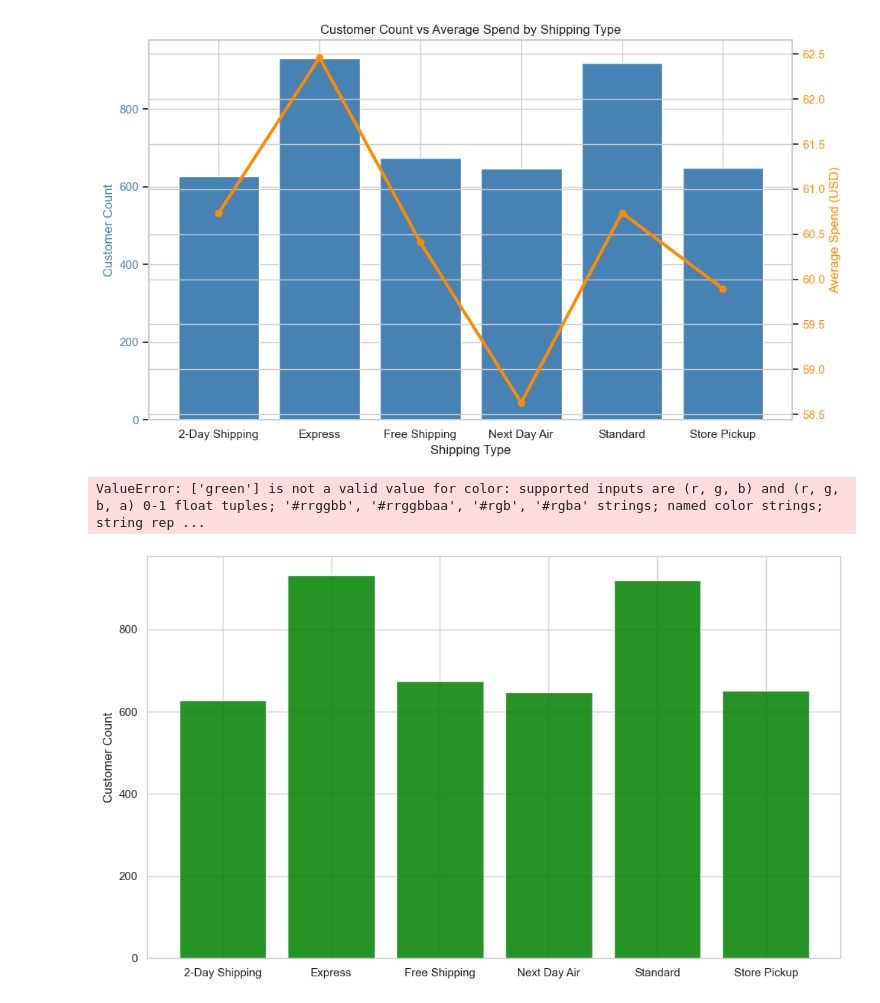
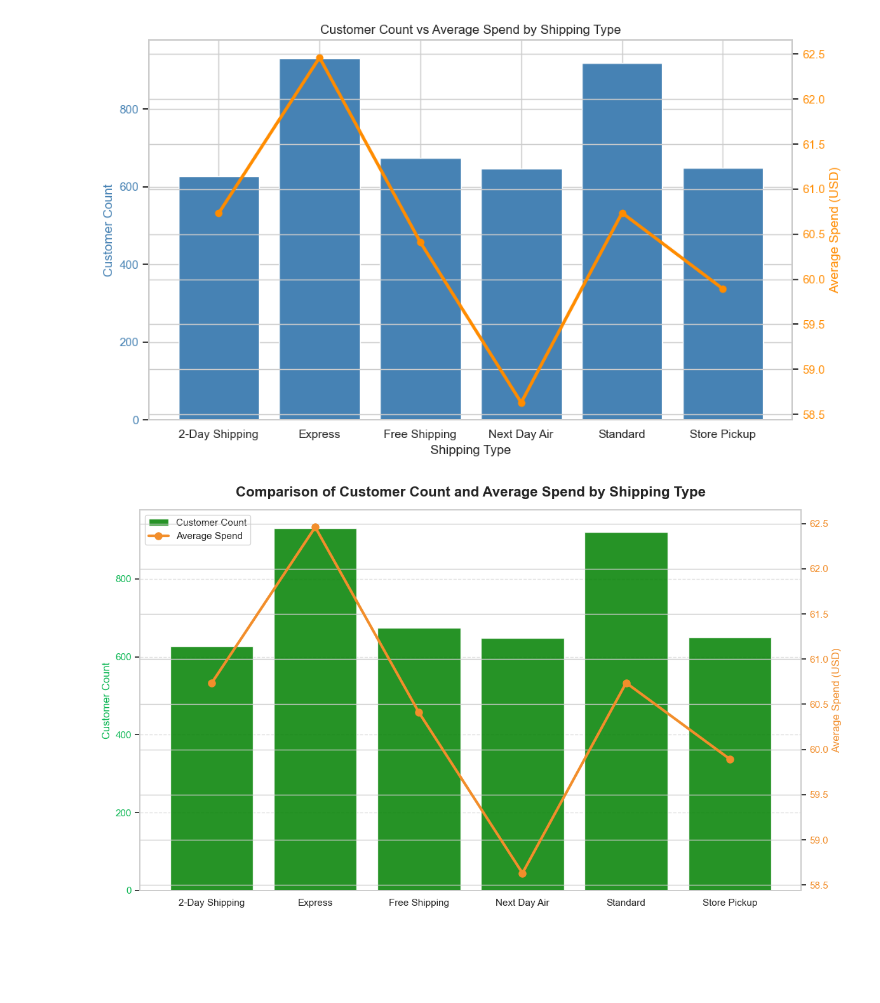
Before and after one commit to prasanna2056525/Optimising-Shipping-Strategy-for-an-E-commerce-Company-Project, a Jupyter notebook: Comparing Measure Together.ipynb, the cells around one changed output. Drawn from its saved outputs; the diff is of its cells as text; code cells hidden in the pictures; blank space fills up the shorter version.

```diff
--- a/Comparing Measure Together.ipynb
+++ b/Comparing Measure Together.ipynb
@@ -75,7 +75,7 @@ plt.show()
 # %% [output]
 [figure]
 # %%
-#More edits to the above code to make it more visually appealing and easier to understand.
+# More edits to the above code to make it more visually appealing and easier to understand.
 
 import matplotlib.pyplot as plt
 import seaborn as sns
@@ -83,23 +83,23 @@ import seaborn as sns
 # Professional theme
 sns.set_theme(style="whitegrid")
 
-fig, ax1 = plt.subplots(figsize=(12,7))
+fig, ax1 = plt.subplots(figsize=(12, 7))
 
 # Colors
-bar_color = "#4E79A7"      # professional blue
-line_color = "#F28E2B"     # professional orange
+bar_color = "#0BB753"  # professional blue
+line_color = "#F28E2B"  # professional orange
 
 # --- BAR CHART ---
 bars = ax1.bar(
     shipping_summary["shipping_type"],
     shipping_summary["customer_count"],
-    color= ['green'],
+    color=["green"],
     alpha=0.85,
-    label="Customer Count"
+    label="Customer Count",
 )
 
-ax1.set_ylabel("Customer Count", fontsize=12, color='green')
-ax1.tick_params(axis='y', labelcolor=['green'], labelsize=11)
+ax1.set_ylabel("Customer Count", fontsize=12, color=bar_color)
+ax1.tick_params(axis="y", labelcolor=bar_color, labelsize=11)
 
 # Gridlines (only horizontal)
 ax1.grid(axis="y", linestyle="--", alpha=0.6)
@@ -113,35 +113,34 @@ line = ax2.plot(
     shipping_summary["shipping_type"],
     shipping_summary["average_spend"],
     color=line_color,
     marker="o",
     markersize=8,
     linewidth=3,
-    label="Average Spend"
+    label="Average Spend",
 )
 
 ax2.set_ylabel("Average Spend (USD)", fontsize=12, color=line_color)
-ax2.tick_params(axis='y', labelcolor=line_color)
+ax2.tick_params(axis="y", labelcolor=line_color)
 
 
 # --- TITLE ---
 plt.title(
     "Comparison of Customer Count and Average Spend by Shipping Type",
     fontsize=16,
     weight="bold",
-    pad=15
+    pad=15,
 )
 
 # Improve x-label readability
 plt.xticks(rotation=30, fontsize=11)
 
 # Combine legends
 lines_labels = [ax.get_legend_handles_labels() for ax in [ax1, ax2]]
 lines, labels = [sum(lol, []) for lol in zip(*lines_labels)]
 
 ax1.legend(lines, labels, loc="upper left", frameon=True)
 
 plt.tight_layout()
 plt.show()
 # %% [output]
-ValueError: ['green'] is not a valid value for color: supported inputs are (r, g, b) and (r, g, b, a) 0-1 float tuples; '#rrggbb', '#rrggbbaa', '#rgb', '#rgba' strings; named color strings; string rep ...
-[figure, old version]
+[figure, new version]
```
Also changed, not shown: parts of 1 cell of this notebook.
